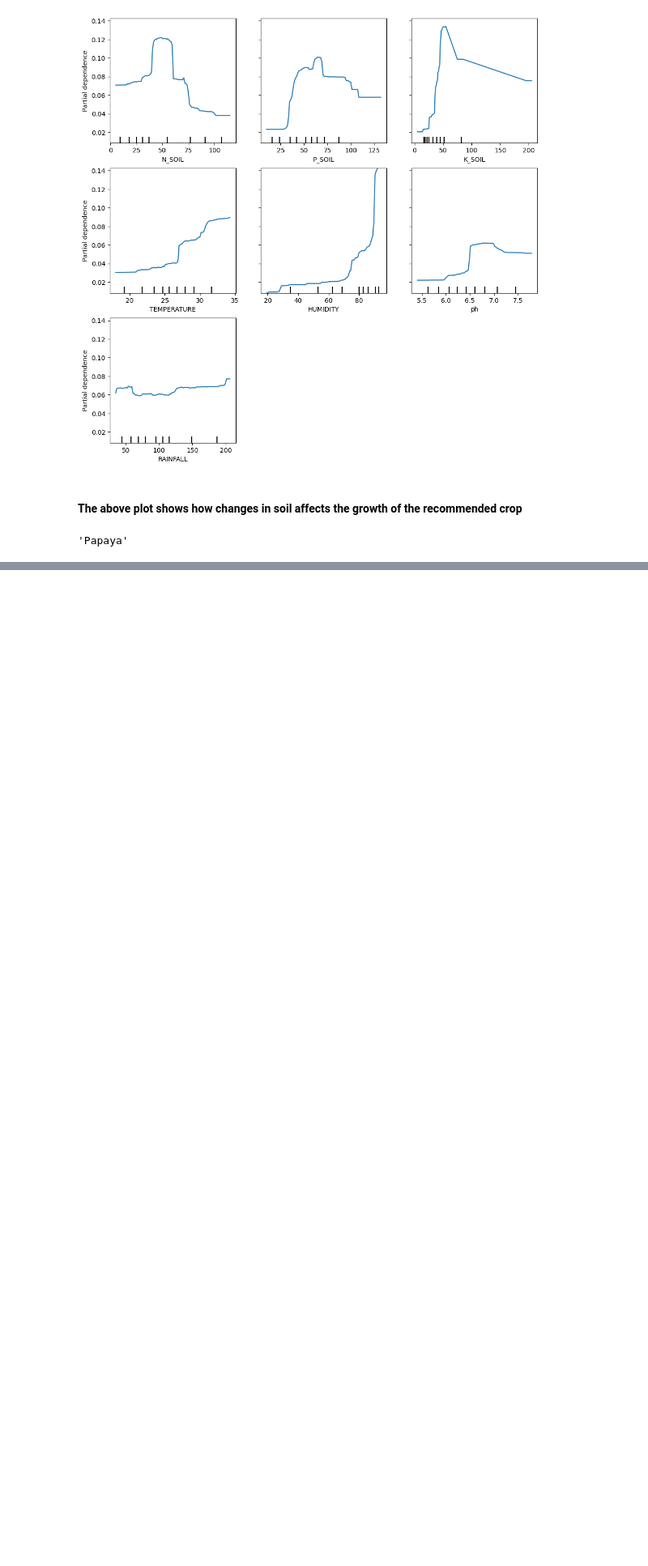
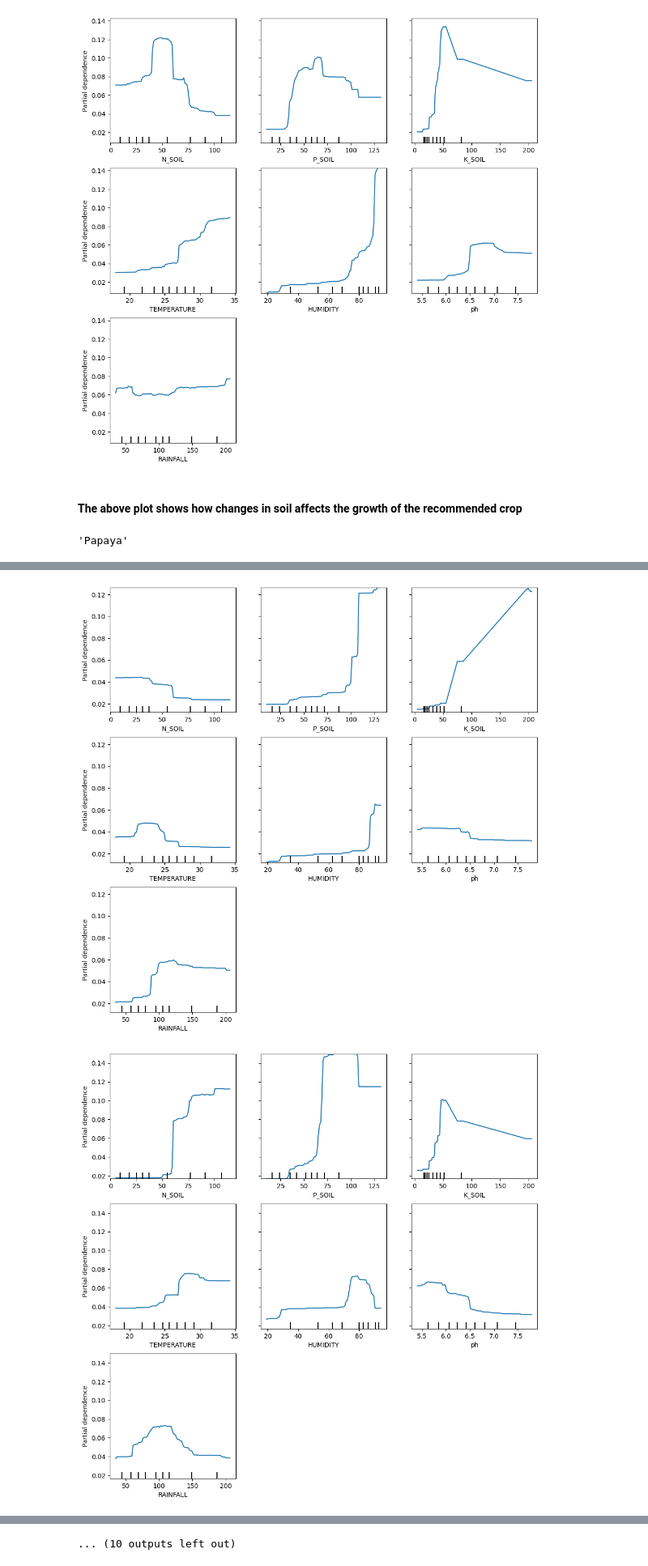
Before and after one commit to SrivathsG/Agri-Aid, a Jupyter notebook: backend/Model_building.ipynb, the cells around one changed output, grey strips where cells are left out. Shown at 81% size. Saved outputs shown, nothing was run; the diff lists cells and outputs as text; code cells hidden in the pictures; blank space fills up the shorter version.

Commit message:
Added plots for all the subclasses

```diff
--- a/backend/Model_building.ipynb
+++ b/backend/Model_building.ipynb
@@ -490,0 +493,10 @@ model1.classes_[indices[0]]
+# %%
+
+
+for i in model1.classes_:
+    fig, ax = plt.subplots(figsize=(12, 12))
+    plot_partial_dependence(model1 ,train_x ,dataf.columns.to_list()[:7],target=i, ax=ax)
+    plt.savefig(f"{i}_plt.png", format='png', dpi=300)
+# %% [output]
+[figure, added]
+[figure, added]
@@ -490,0 +513 @@ model1.classes_[indices[0]]
+... (10 outputs left out)
```
Also changed, not shown: parts of 2 cells of this notebook, 22 other files.
